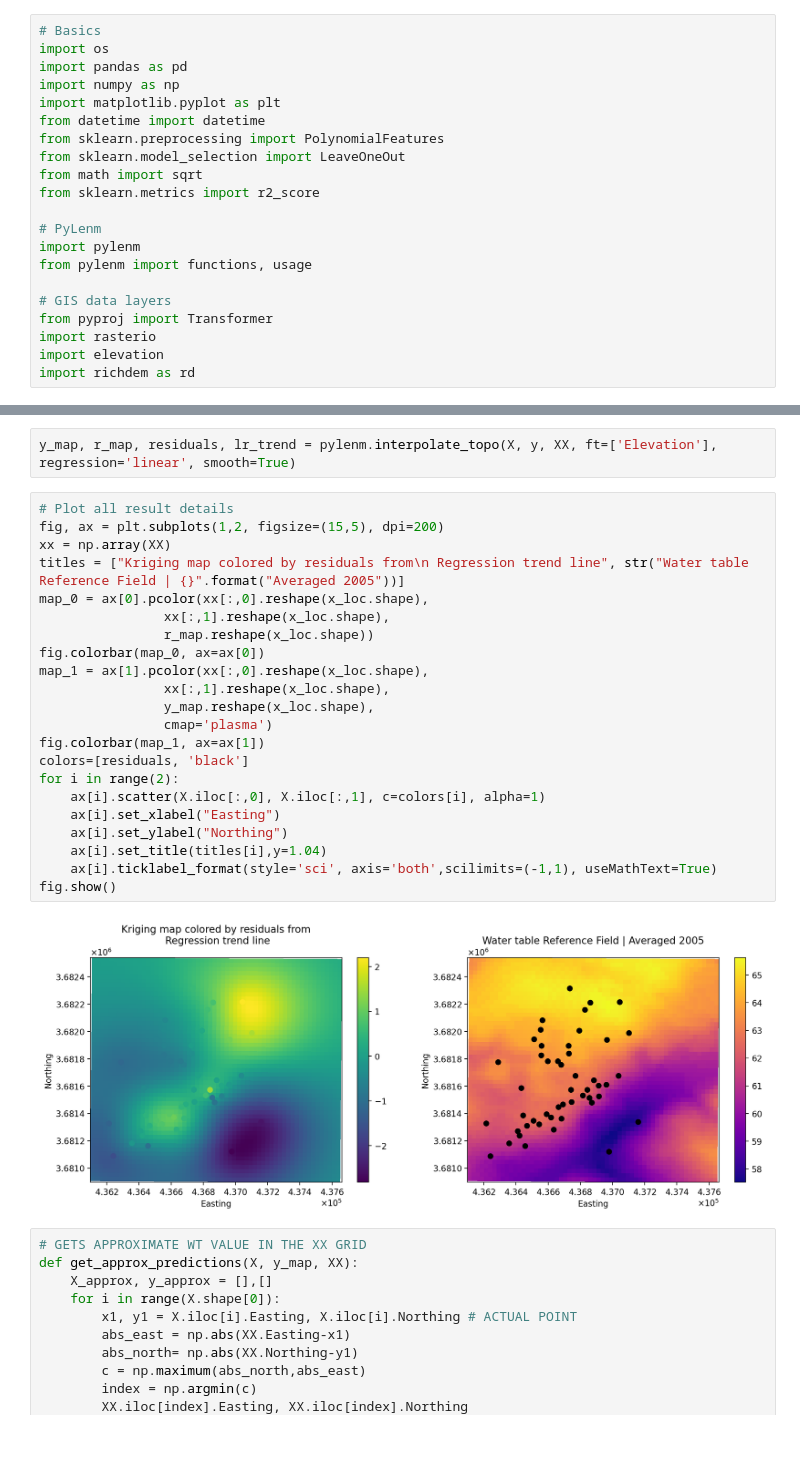
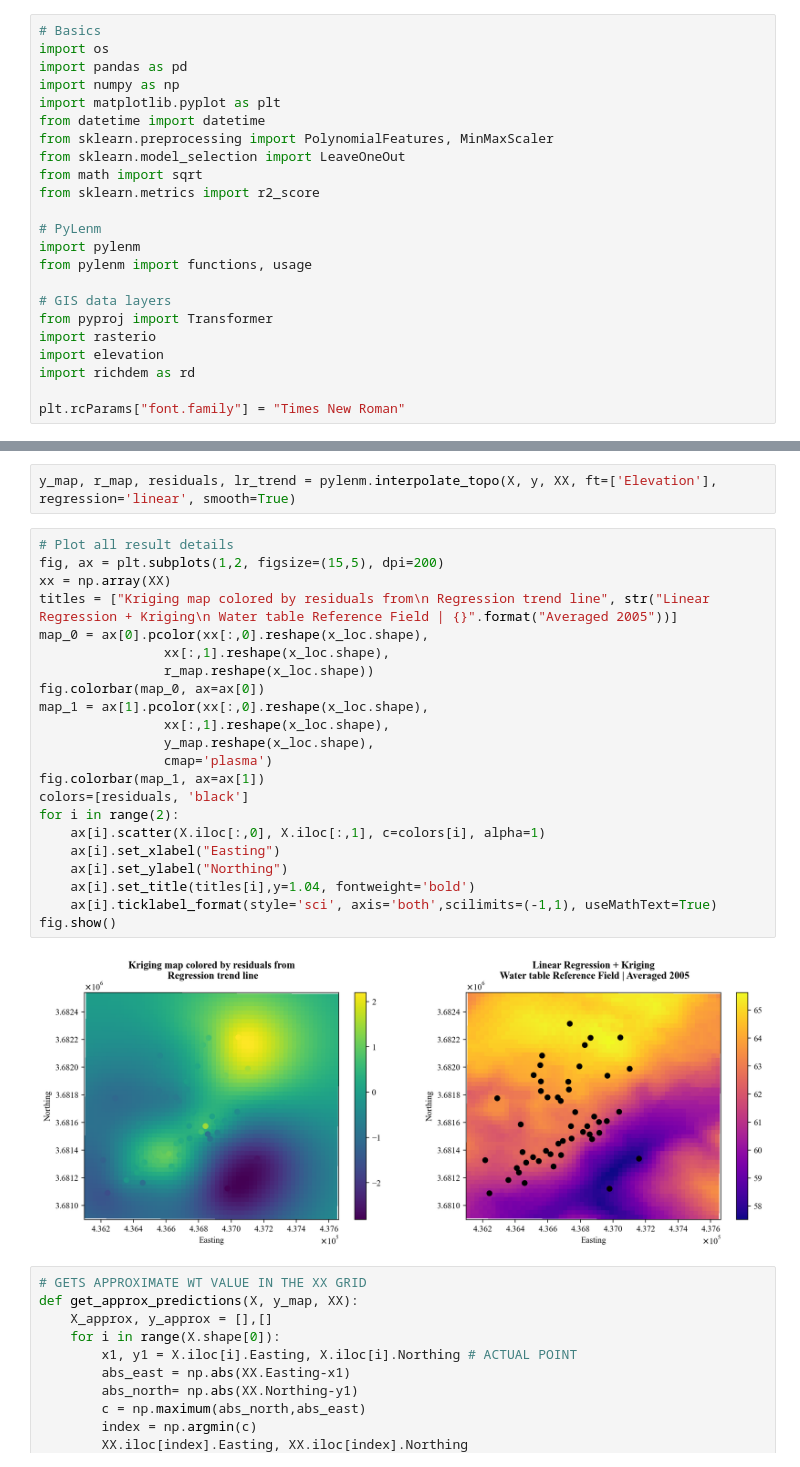
Before and after one commit to AurelienMeray/pylenm, a Jupyter notebook: notebooks/3) pyLEnM - Water Table estimation & Well Optimization.ipynb, the cells around one changed output, grey strips where cells are left out. Saved outputs shown, nothing was run; the diff lists cells and outputs as text; blank space fills up the shorter version.

```diff
--- a/notebooks/3) pyLEnM - Water Table estimation & Well Optimization.ipynb
+++ b/notebooks/3) pyLEnM - Water Table estimation & Well Optimization.ipynb
@@ -13,7 +15,7 @@ import pandas as pd
 import numpy as np
 import matplotlib.pyplot as plt
 from datetime import datetime
-from sklearn.preprocessing import PolynomialFeatures
+from sklearn.preprocessing import PolynomialFeatures, MinMaxScaler
 from sklearn.model_selection import LeaveOneOut
 from math import sqrt
 from sklearn.metrics import r2_score
@@ -27,6 +29,8 @@ from pyproj import Transformer
 import rasterio
 import elevation
 import richdem as rd
+
+plt.rcParams["font.family"] = "Times New Roman"
 # %% [markdown]
 ## GIS Data Layers
 # %%
@@ -254,27 +259,27 @@ y_map, r_map, residuals, lr_trend = pylenm.interpolate_topo(X, y, XX, ft=['Eleva
 # %%
 # Plot all result details
 fig, ax = plt.subplots(1,2, figsize=(15,5), dpi=200)
 xx = np.array(XX)
-titles = ["Kriging map colored by residuals from\n Regression trend line", str("Water table Reference Field | {}".format("Averaged 2005"))]
+titles = ["Kriging map colored by residuals from\n Regression trend line", str("Linear Regression + Kriging\n Water table Reference Field | {}".format("Averaged 2005"))]
 map_0 = ax[0].pcolor(xx[:,0].reshape(x_loc.shape),
                 xx[:,1].reshape(x_loc.shape),
                 r_map.reshape(x_loc.shape))
 fig.colorbar(map_0, ax=ax[0])
 map_1 = ax[1].pcolor(xx[:,0].reshape(x_loc.shape),
                 xx[:,1].reshape(x_loc.shape),
                 y_map.reshape(x_loc.shape),
                 cmap='plasma')
 fig.colorbar(map_1, ax=ax[1])
 colors=[residuals, 'black']
 for i in range(2):
     ax[i].scatter(X.iloc[:,0], X.iloc[:,1], c=colors[i], alpha=1)
     ax[i].set_xlabel("Easting")
     ax[i].set_ylabel("Northing")
-    ax[i].set_title(titles[i],y=1.04)
+    ax[i].set_title(titles[i],y=1.04, fontweight='bold')
     ax[i].ticklabel_format(style='sci', axis='both',scilimits=(-1,1), useMathText=True)
 fig.show()
 # %% [output]
-[figure, old version]
+[figure, new version]
 # %%
 # GETS APPROXIMATE WT VALUE IN THE XX GRID
 def get_approx_predictions(X, y_map, XX):
```
Also changed, not shown: parts of 11 cells of this notebook, 3 other files.
